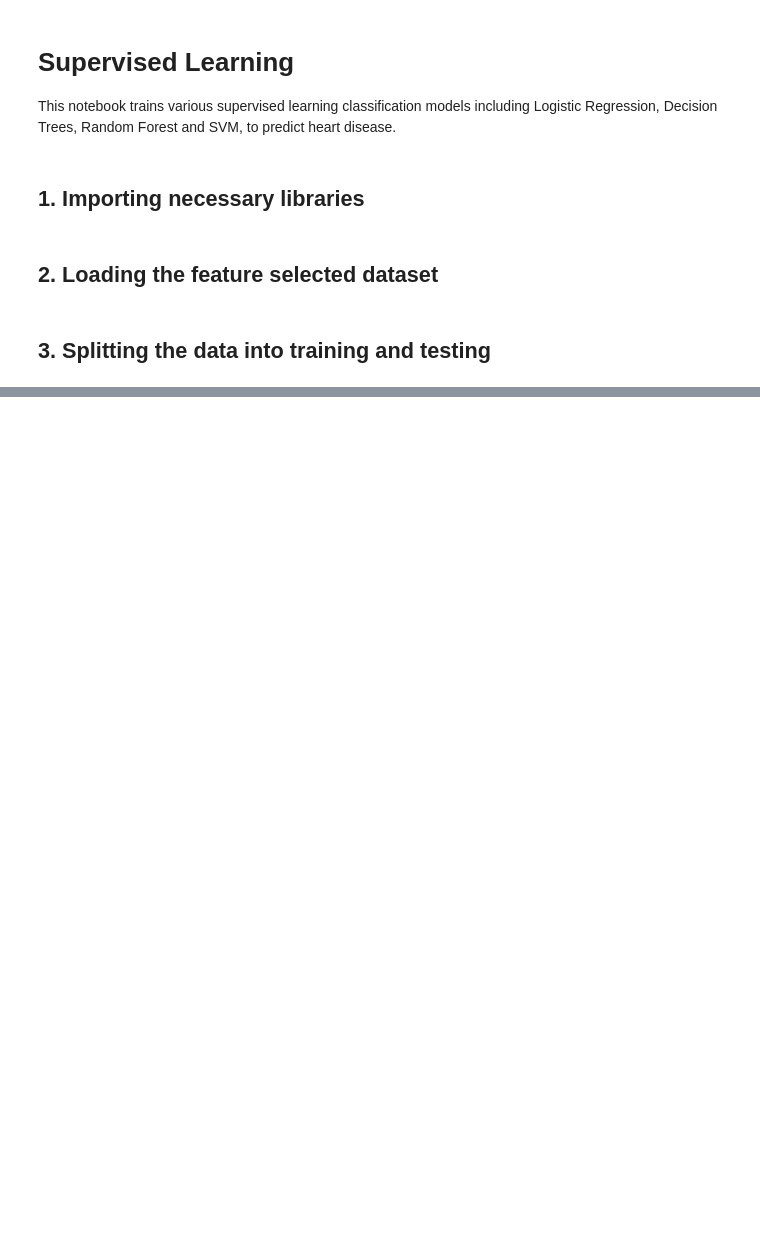
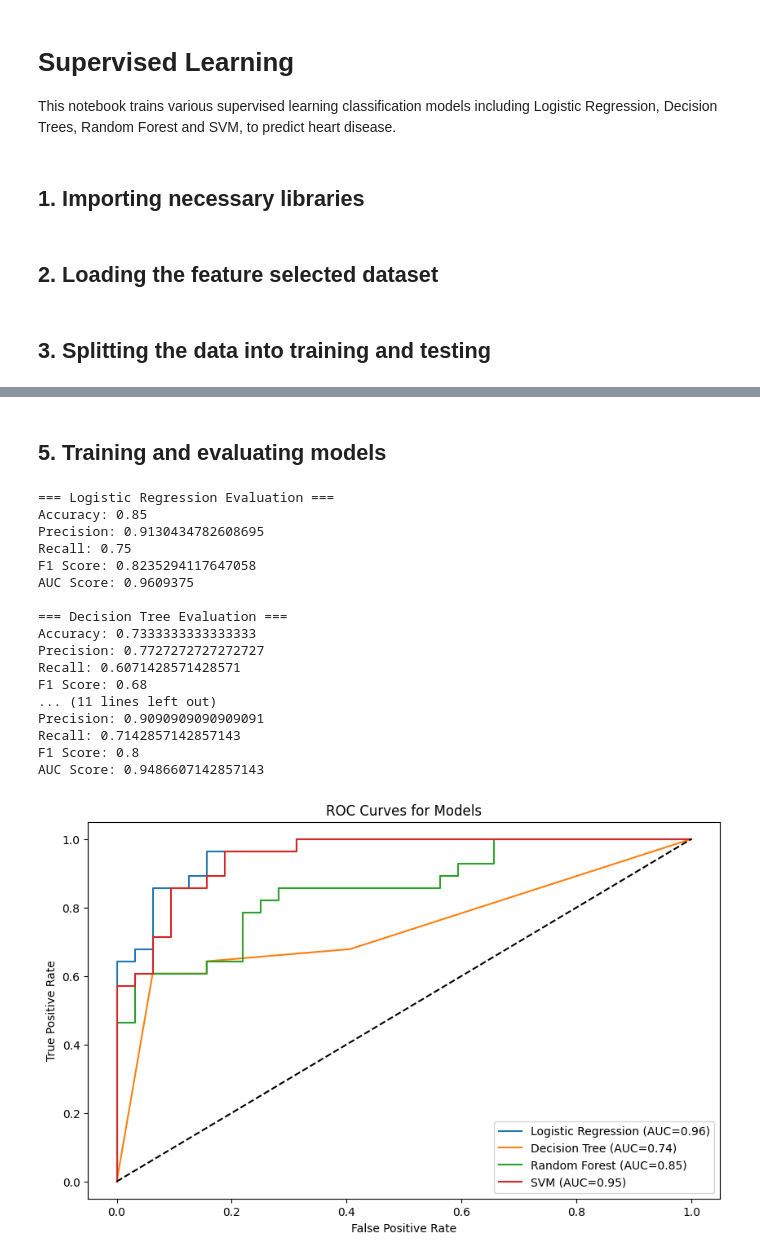
Before and after one commit to GeorgeYoussefRoger/Heart-Disease-Predictor, a Jupyter notebook: notebooks/04_supervised_learning.ipynb, the cells around one changed output, grey strips where cells are left out. Cells and saved outputs as stored; diff of their text form; code cells hidden in the pictures; blank space fills up the shorter version.

Commit message:
Fixed the model

```diff
--- a/notebooks/04_supervised_learning.ipynb
+++ b/notebooks/04_supervised_learning.ipynb
@@ -136,24 +45,0 @@ AUC Score: 0.7733462705876499
-# %%
-svm = SVC(probability=True, random_state=42)
-svm.fit(X_train, y_train)
-
-y_pred = svm.predict(X_test)
-
-print("=== SVM Evaluation ===")
-print("Accuracy:", accuracy_score(y_test, y_pred))
-print("Precision:", precision_score(y_test, y_pred, average="weighted"))
-print("Recall:", recall_score(y_test, y_pred, average="weighted"))
-print("F1 Score:", f1_score(y_test, y_pred, average="weighted"))
-print("AUC Score:", roc_auc_score(y_test, svm.predict_proba(X_test), multi_class="ovr"))
-
-plt.figure(figsize=(8,6))
-for i, cols in enumerate(np.unique(y_test)):
-    fpr, tpr, threshold = roc_curve(y_test_bin[:, i], svm.predict_proba(X_test)[:, i])
-    plt.plot(fpr, tpr, label=f"Class {cols} (AUC={auc(fpr, tpr):.2f})")
-
-plt.plot([0,1],[0,1],'k--')
-plt.xlabel("False Positive Rate")
-plt.ylabel("True Positive Rate")
-plt.title("ROC Curve for SVM")
-plt.legend()
-plt.show()
@@ -196,0 +46,41 @@ plt.show()
+# %% [markdown]
+## 5. Training and evaluating models
+# %%
+models = {
+    "Logistic Regression": LogisticRegression(random_state=42, max_iter=500),
+    "Decision Tree": DecisionTreeClassifier(random_state=42),
+    "Random Forest": RandomForestClassifier(random_state=42),
+    "SVM": SVC(probability=True, random_state=42)
+}
+
+plt.figure(figsize=(10, 6))
+
+trained_models = {}
+for name, clf in models.items():
+    trained_models[name] = evaluate_model(name, clf, X_train, X_test, y_train, y_test)
+
+plt.plot([0, 1], [0, 1], "k--")
+plt.xlabel("False Positive Rate")
+plt.ylabel("True Positive Rate")
+plt.title("ROC Curves for Models")
+plt.legend()
+plt.show()
+# %% [output]
+=== Logistic Regression Evaluation ===
+Accuracy: 0.85
+Precision: 0.9130434782608695
+Recall: 0.75
+F1 Score: 0.8235294117647058
+AUC Score: 0.9609375
+
+=== Decision Tree Evaluation ===
+Accuracy: 0.7333333333333333
+Precision: 0.7727272727272727
+Recall: 0.6071428571428571
+F1 Score: 0.68
+... (11 lines left out)
+Precision: 0.9090909090909091
+Recall: 0.7142857142857143
+F1 Score: 0.8
+AUC Score: 0.9486607142857143
+[figure, added]
```
Also changed, not shown: parts of 13 cells of this notebook, 12 other files.
